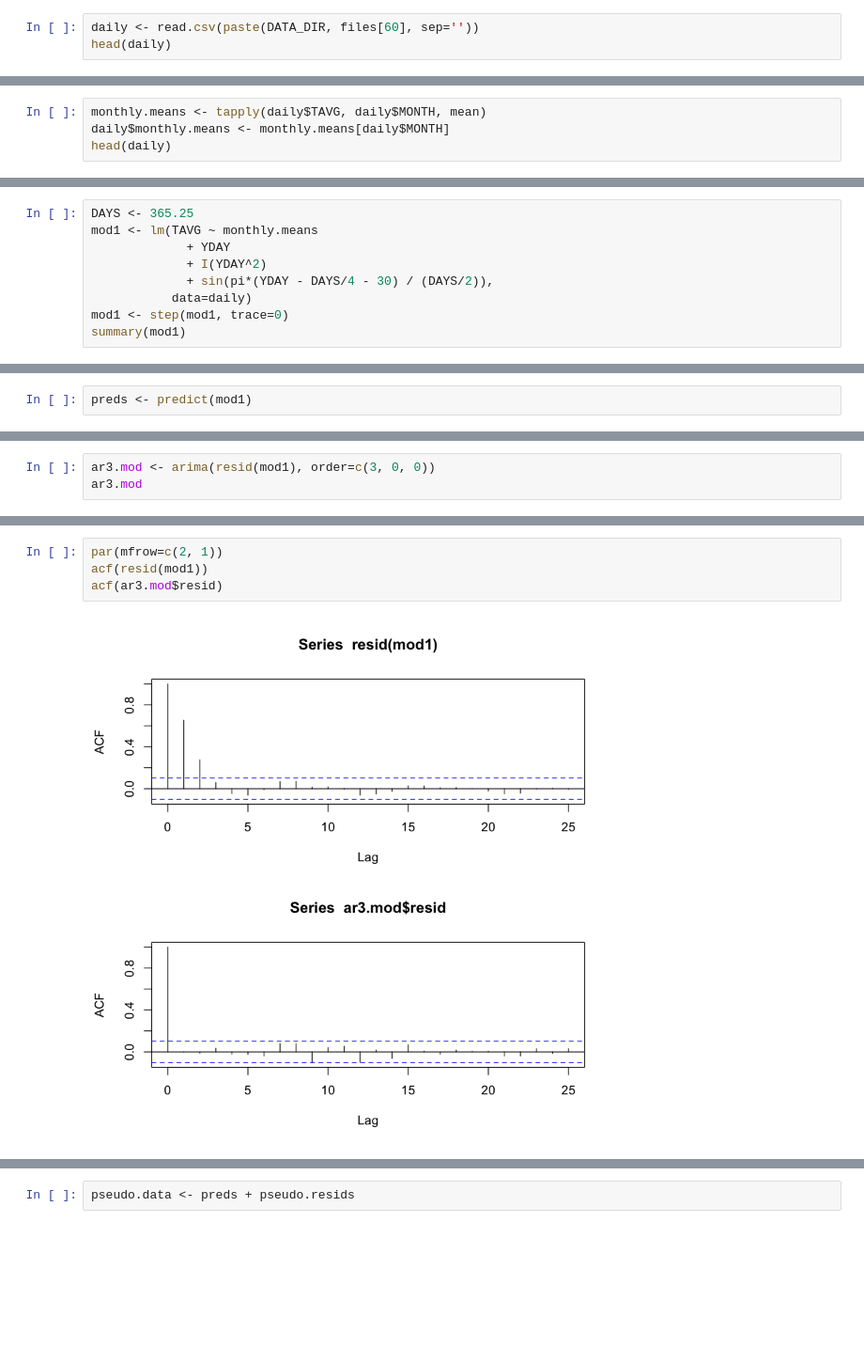
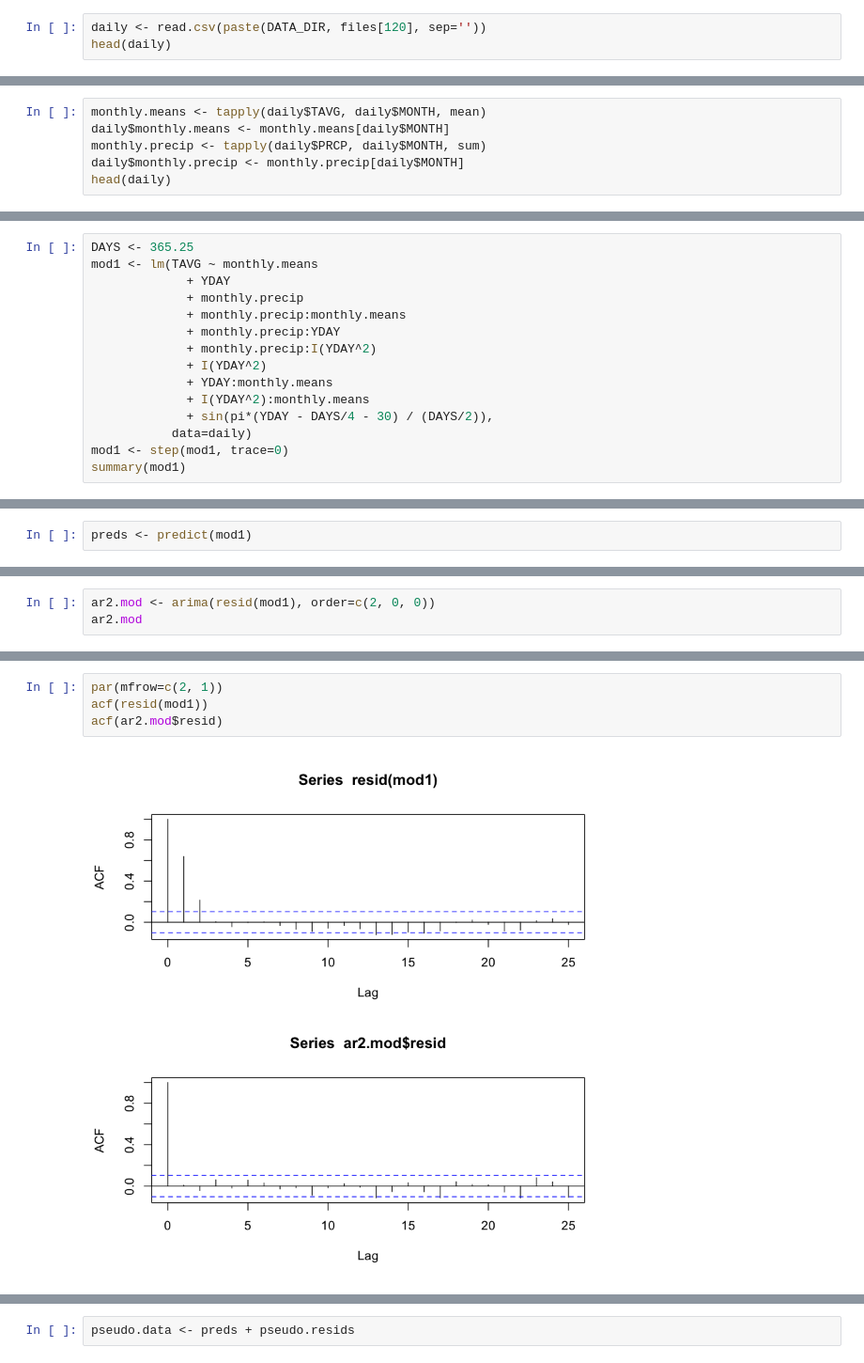
Before and after one commit to dongmeic/climate-space, a Jupyter notebook: notebooks/predictDailyFromMonthly.R.ipynb, the cells around one changed output, grey strips where cells are left out. Shown at 94% size. Cells and saved outputs as stored; diff of their text form; blank space fills up the shorter version.

Commit message:
updated and made simplified version as dailyFromMOnthly2

```diff
--- a/notebooks/predictDailyFromMonthly.R.ipynb
+++ b/notebooks/predictDailyFromMonthly.R.ipynb
@@ -18,5 +20,5 @@ files[1:5]
 # %%
-daily <- read.csv(paste(DATA_DIR, files[60], sep=''))
+daily <- read.csv(paste(DATA_DIR, files[120], sep=''))
 head(daily)
 # %% [output]
 | STATION | NAME | LATITUDE | LONGITUDE | ELEVATION | DATE | PRCP | TAVG | TMAX | TMIN | YEAR |
@@ -55,6 +57,8 @@ head(daily)
 # %%
 monthly.means <- tapply(daily$TAVG, daily$MONTH, mean)
 daily$monthly.means <- monthly.means[daily$MONTH]
+monthly.precip <- tapply(daily$PRCP, daily$MONTH, sum)
+daily$monthly.precip <- monthly.precip[daily$MONTH]
 head(daily)
 # %% [output]
 | STATION | NAME | LATITUDE | LONGITUDE | ELEVATION | DATE | PRCP | TAVG | TMAX | TMIN | YEAR | ... |
@@ -75,7 +79,13 @@ hist(daily$TAVG, col=4)
 DAYS <- 365.25
 mod1 <- lm(TAVG ~ monthly.means
              + YDAY
+             + monthly.precip
+             + monthly.precip:monthly.means
+             + monthly.precip:YDAY
+             + monthly.precip:I(YDAY^2)
              + I(YDAY^2)
+             + YDAY:monthly.means
+             + I(YDAY^2):monthly.means
              + sin(pi*(YDAY - DAYS/4 - 30) / (DAYS/2)),
            data=daily)
 mod1 <- step(mod1, trace=0)
@@ -140,5 +150,5 @@ Best AR(p): p = 2
 # %%
-ar3.mod <- arima(resid(mod1), order=c(3, 0, 0))
-ar3.mod
+ar2.mod <- arima(resid(mod1), order=c(2, 0, 0))
+ar2.mod
 # %% [output]
 Call:
@@ -153,7 +163,7 @@ sigma^2 estimated as 4.097:  log likelihood = -777.77,  aic = 1565.53
 # %%
 par(mfrow=c(2, 1))
 acf(resid(mod1))
-acf(ar3.mod$resid)
+acf(ar2.mod$resid)
 # %% [output]
-[figure, old version]
+[figure, new version]
 # %%
```
Also changed, not shown: parts of 38 cells of this notebook, 1 other file.
